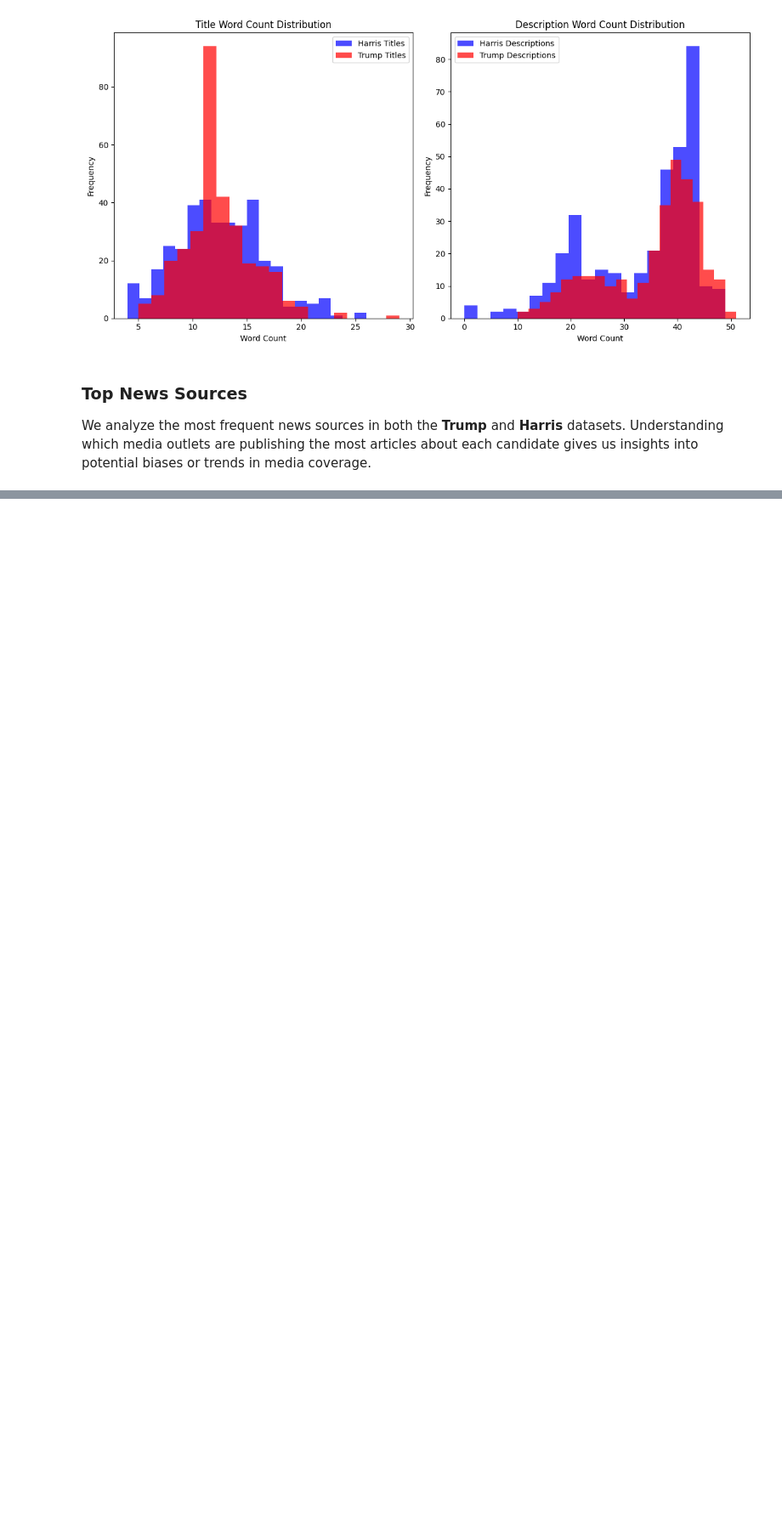
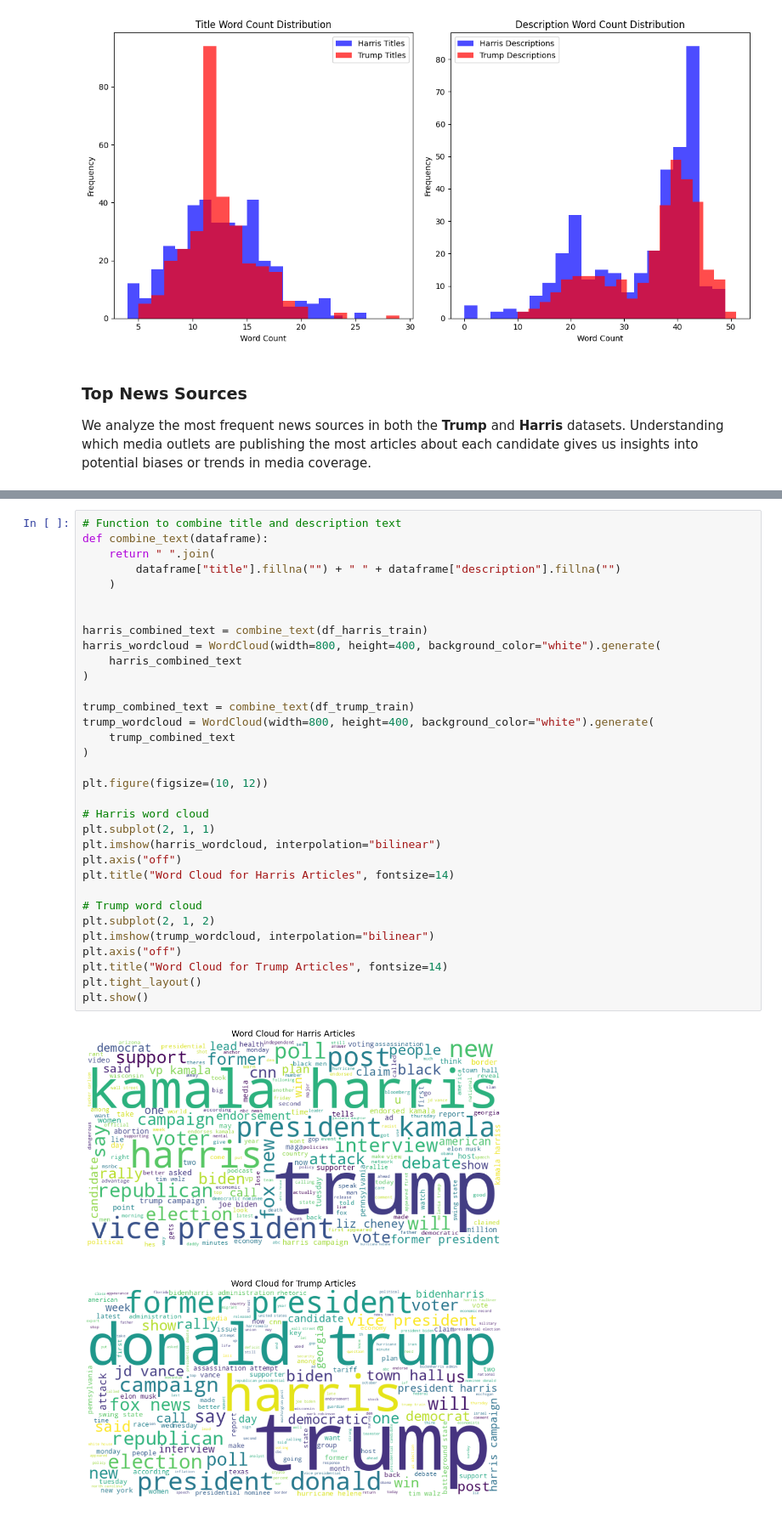
Before and after one commit to FrancoKruger/DS346proj, a Jupyter notebook: EDA_and_NLP_analysis.ipynb, the cells around one changed output, grey strips where cells are left out. Shown at 85% size. Cells and saved outputs as stored; diff of their text form; blank space fills up the shorter version.

Commit message:
Add word clouds in EDA

```diff
--- a/EDA_and_NLP_analysis.ipynb
+++ b/EDA_and_NLP_analysis.ipynb
@@ -138,0 +183,35 @@ plt.show()
+# %%
+# Function to combine title and description text
+def combine_text(dataframe):
+    return " ".join(
+        dataframe["title"].fillna("") + " " + dataframe["description"].fillna("")
+    )
+
+
+harris_combined_text = combine_text(df_harris_train)
+harris_wordcloud = WordCloud(width=800, height=400, background_color="white").generate(
+    harris_combined_text
+)
+
+trump_combined_text = combine_text(df_trump_train)
+trump_wordcloud = WordCloud(width=800, height=400, background_color="white").generate(
+    trump_combined_text
+)
+
+plt.figure(figsize=(10, 12))
+
+# Harris word cloud
+plt.subplot(2, 1, 1)
+plt.imshow(harris_wordcloud, interpolation="bilinear")
+plt.axis("off")
+plt.title("Word Cloud for Harris Articles", fontsize=14)
+
+# Trump word cloud
+plt.subplot(2, 1, 2)
+plt.imshow(trump_wordcloud, interpolation="bilinear")
+plt.axis("off")
+plt.title("Word Cloud for Trump Articles", fontsize=14)
+plt.tight_layout()
+plt.show()
+# %% [output]
+[figure, added]
```
Also changed, not shown: parts of 5 cells of this notebook.
